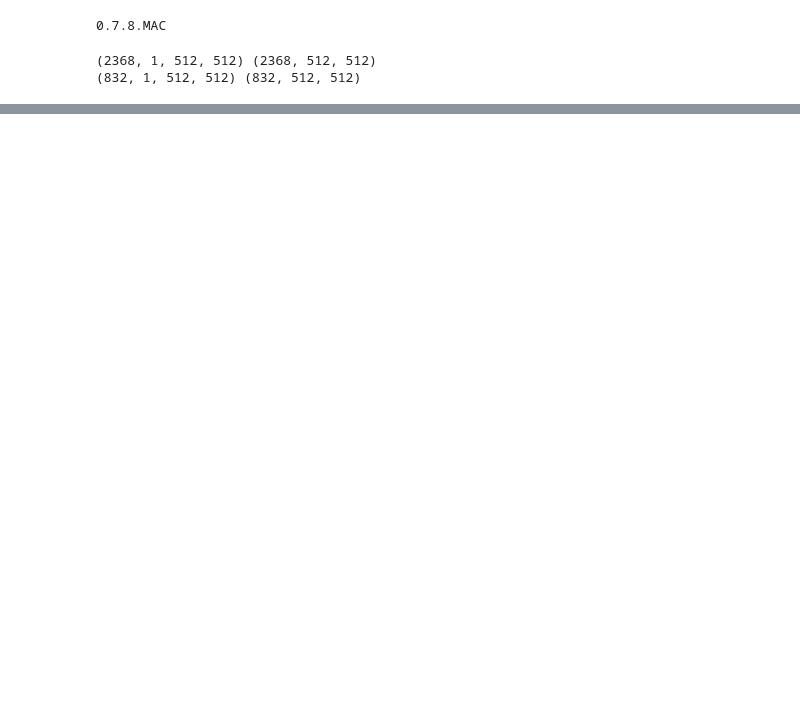
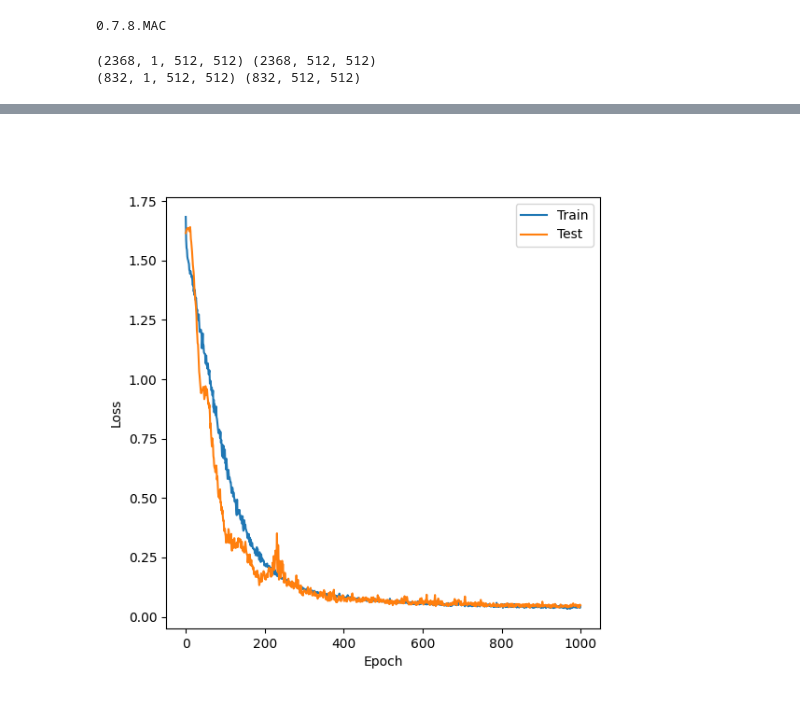
Before and after one commit to ahoust17/ZcontrastDataGen, a Jupyter notebook: UNet.ipynb, the cells around one changed output, grey strips where cells are left out. Saved outputs shown, nothing was run; the diff lists cells and outputs as text; code cells hidden in the pictures; blank space fills up the shorter version.

```diff
--- a/UNet.ipynb
+++ b/UNet.ipynb
@@ -51,4 +52,5 @@ for i in range(1, n):
 model = aoi.models.Segmentor(nb_classes=4)
 # print(model.net)
 # %%
-model.fit(images, labels, images_test, labels_test, training_cycles=100, compute_accuracy=True, swa=True, batch_size=32)
+model.fit(images, labels, images_test, labels_test, training_cycles=1000, compute_accuracy=True, swa=True, batch_size=32)
+# %% [output]
@@ -54,0 +74 @@ model.fit(images, labels, images_test, labels_test, training_cycles=100, compute
+[figure, added]
```
Also changed, not shown: parts of 8 cells of this notebook, 2 other files.
